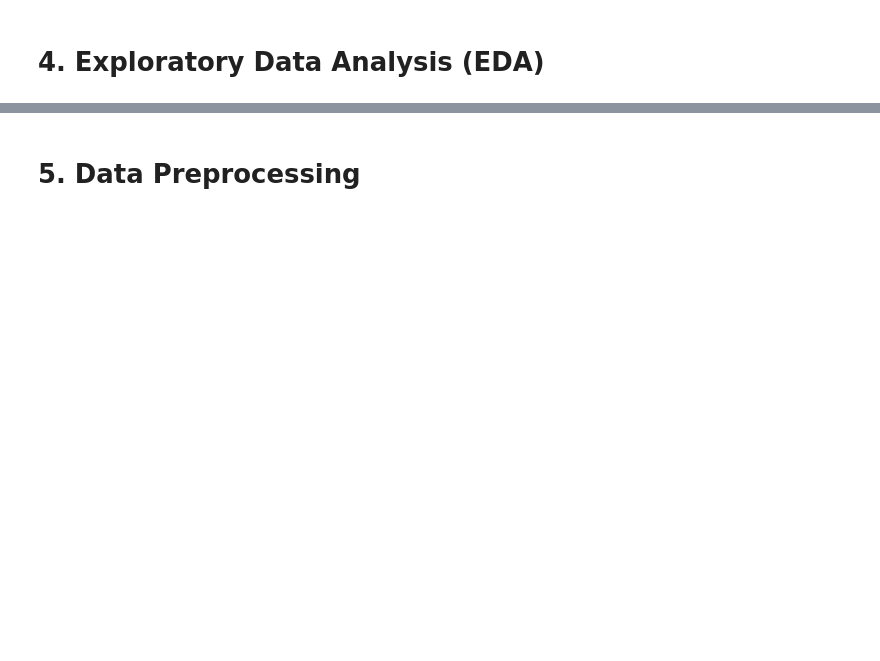
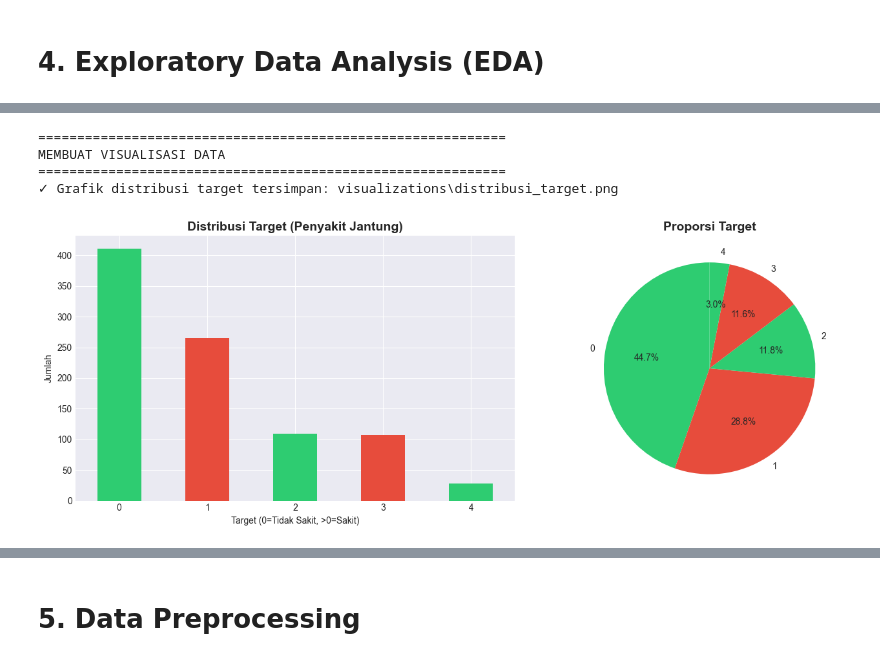
Before and after one commit to Saepulloh07/Eksperimen_SML_Saepulloh, a Jupyter notebook: preprocessing/Eksperimen_Saepulloh.ipynb, the cells around one changed output, grey strips where cells are left out. Drawn from its saved outputs; the diff is of its cells as text; code cells hidden in the pictures; blank space fills up the shorter version.

```diff
--- a/preprocessing/Eksperimen_Saepulloh.ipynb
+++ b/preprocessing/Eksperimen_Saepulloh.ipynb
@@ -58,0 +43,7 @@ warnings.filterwarnings('ignore')
+# %%
+# Definisi folder
+FOLDERS = {
+    'visualizations': 'visualizations',
+    'csv_output': 'csv_output',
+    'data': 'data'
+}
@@ -93,0 +61,9 @@ First 5 rows:
+# %%
+file_path = 'heart_disease_uci.csv'
+
+# Membaca dataset
+df = pd.read_csv(file_path)
+
+print("\n" + "=" * 60)
+print("DATASET BERHASIL DIMUAT")
+print("=" * 60)
@@ -211,0 +247,30 @@ print("\n✓ EDA visualization saved as 'eda_visualization.png'")
+# %%
+print("\n" + "=" * 60)
+print("MEMBUAT VISUALISASI DATA")
+print("=" * 60)
+
+# 6.1 Distribusi Target
+fig, axes = plt.subplots(1, 2, figsize=(14, 5))
+
+df['target'].value_counts().plot(kind='bar', ax=axes[0], color=['#2ecc71', '#e74c3c'])
+axes[0].set_title('Distribusi Target (Penyakit Jantung)', fontsize=14, fontweight='bold')
+axes[0].set_xlabel('Target (0=Tidak Sakit, >0=Sakit)')
+axes[0].set_ylabel('Jumlah')
+axes[0].tick_params(axis='x', rotation=0)
+
+df['target'].value_counts().plot(kind='pie', ax=axes[1], autopct='%1.1f%%',
+                                  colors=['#2ecc71', '#e74c3c'], startangle=90)
+axes[1].set_title('Proporsi Target', fontsize=14, fontweight='bold')
+axes[1].set_ylabel('')
+
+plt.tight_layout()
+viz_path = os.path.join(FOLDERS['visualizations'], 'distribusi_target.png')
+plt.savefig(viz_path, dpi=300, bbox_inches='tight')
+print(f"✓ Grafik distribusi target tersimpan: {viz_path}")
+plt.show()
+# %% [output]
+============================================================
+MEMBUAT VISUALISASI DATA
+============================================================
+✓ Grafik distribusi target tersimpan: visualizations\distribusi_target.png
+[figure, added]
```
Also changed, not shown: parts of 48 cells of this notebook, 11 other files.
